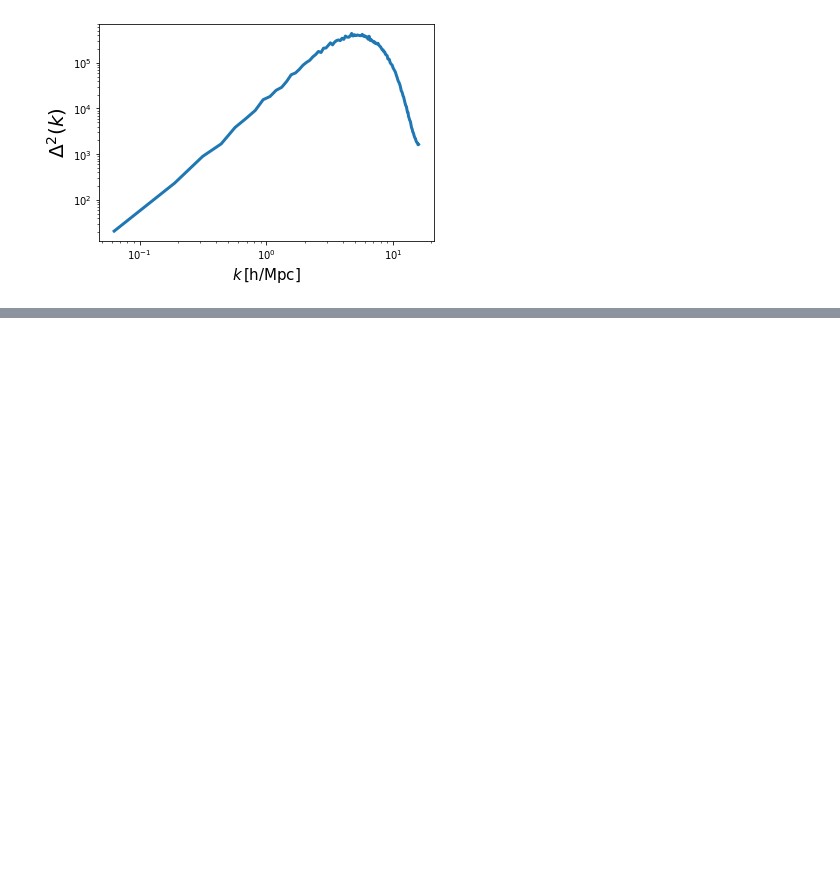
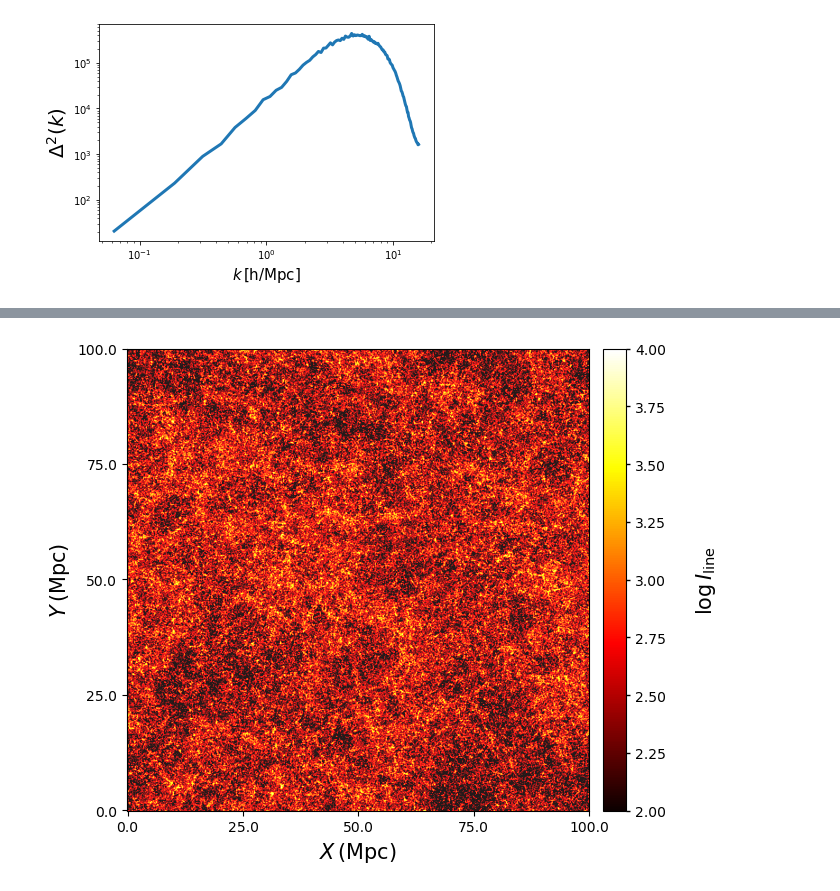
Before and after one commit to Anirbancosmo/CO_CMB_bias, a Jupyter notebook: Analysis_maps.ipynb, the cells around one changed output, grey strips where cells are left out. Drawn from its saved outputs; the diff is of its cells as text; code cells hidden in the pictures; blank space fills up the shorter version.

```diff
--- a/Analysis_maps.ipynb
+++ b/Analysis_maps.ipynb
@@ -90,0 +120,12 @@ Text(0, 0.5, '$\\Delta^2(k)$')
+# %%
+model_name = "Alma_scalling"
+
+# read the npz file
+f_150 = np.load(maps_loc + "IM_2D_TOTAL_{:d}GHZ_{:s}_no_beam.npz".format(nu_cen, model_name))
+
+im_150 = f_150['grid']
+# %%
+ll.plot_beam_convolution(im_150, ngrid,
+                         boxsize, z_cen, cmap="hot", plot_scale="log", vmax=1e4, vmin=1e2, plot_unit="mpc")
+# %% [output]
+[figure, added]
```
Also changed, not shown: parts of 6 cells of this notebook.
